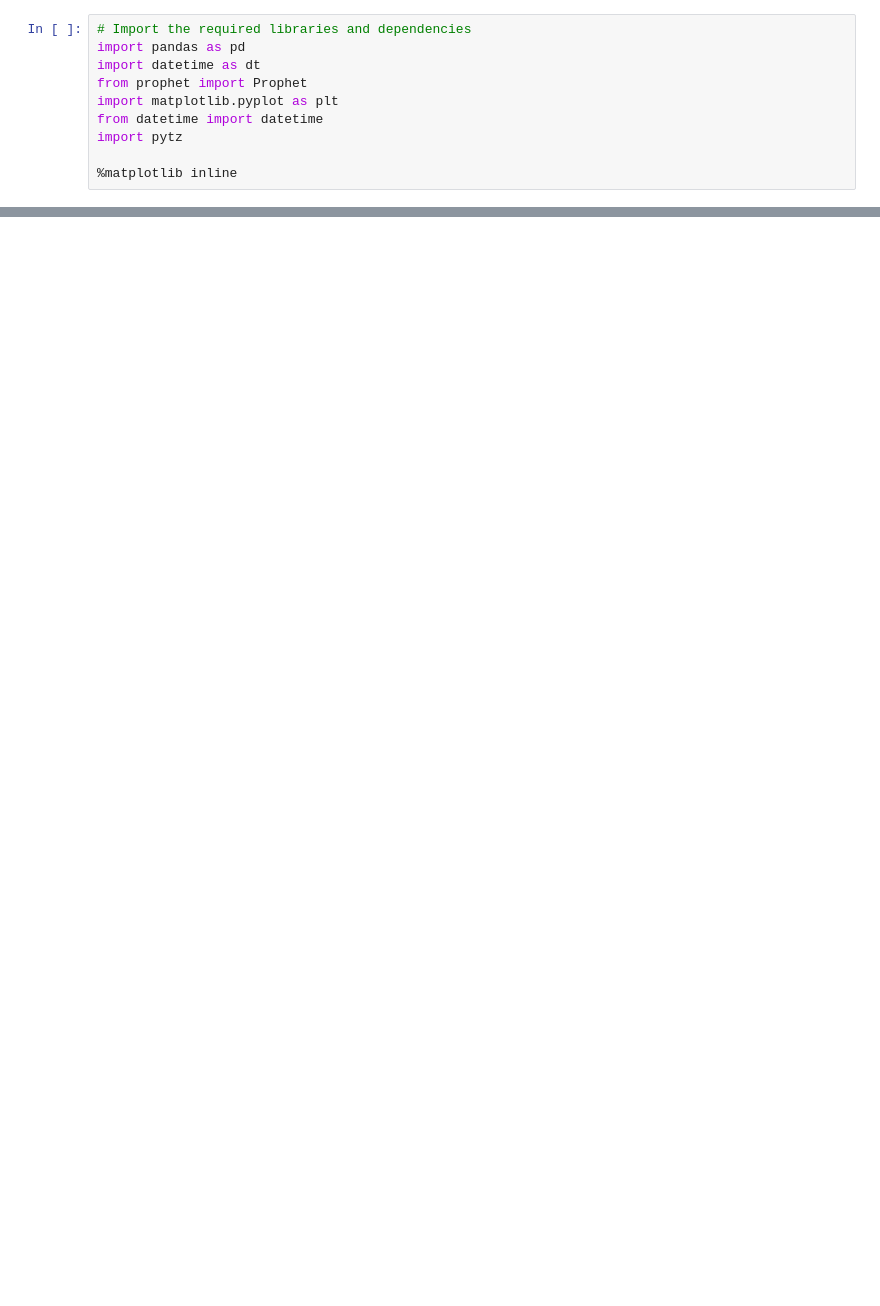
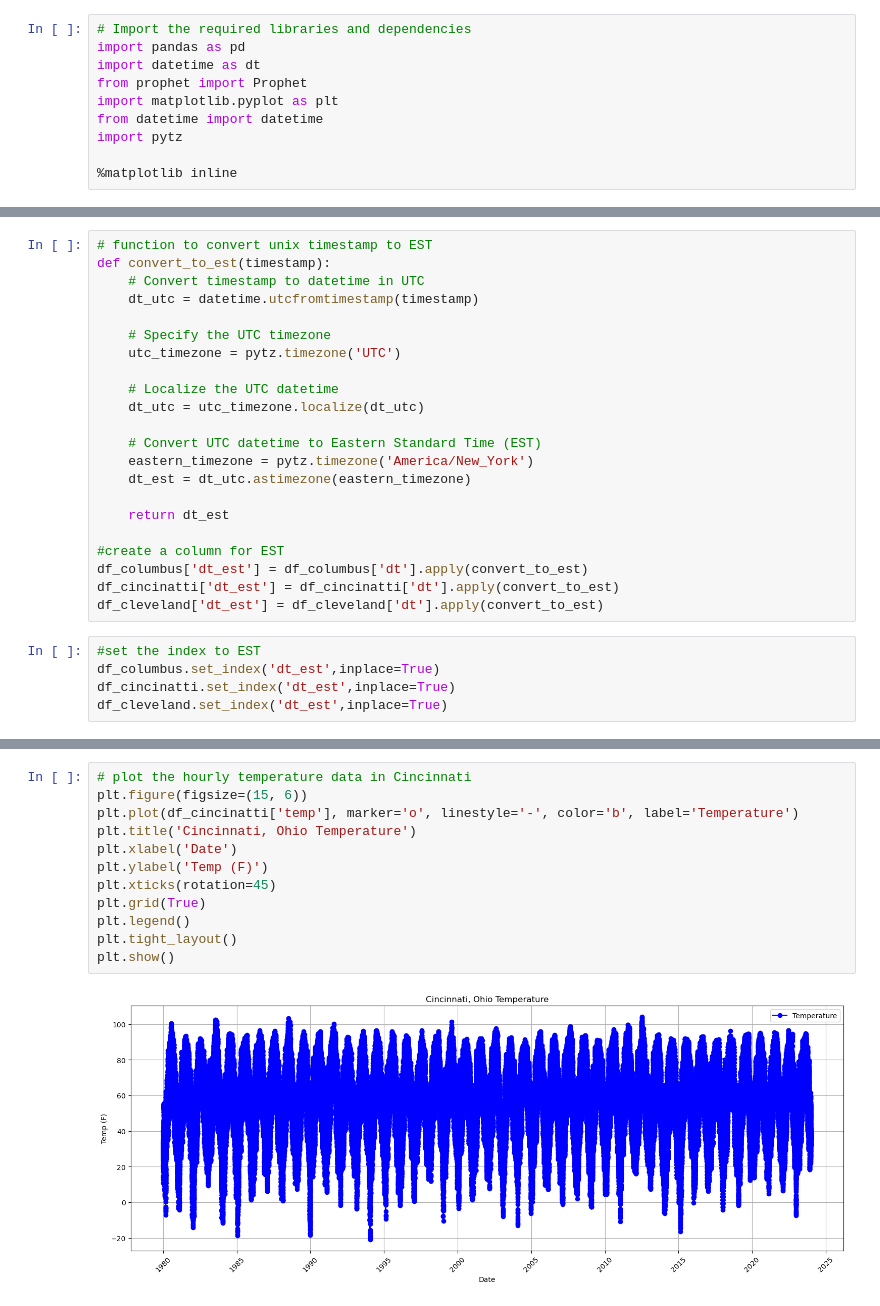
Before and after one commit to brian-campbell/ai-bootcamp-project-1, a Jupyter notebook: project-1-mike-2.ipynb, the cells around one changed output, grey strips where cells are left out. Drawn from its saved outputs; the diff is of its cells as text; blank space fills up the shorter version.

Commit message:
updated charts and analysis

```diff
--- a/project-1-mike-2.ipynb
+++ b/project-1-mike-2.ipynb
@@ -337,0 +26,27 @@ merged_df['Average Temp'].corr(merged_df['franklin_per_month'])
+# %%
+# function to convert unix timestamp to EST
+def convert_to_est(timestamp):
+    # Convert timestamp to datetime in UTC
+    dt_utc = datetime.utcfromtimestamp(timestamp)
+
+    # Specify the UTC timezone
+    utc_timezone = pytz.timezone('UTC')
+
+    # Localize the UTC datetime
+    dt_utc = utc_timezone.localize(dt_utc)
+
+    # Convert UTC datetime to Eastern Standard Time (EST)
+    eastern_timezone = pytz.timezone('America/New_York')
+    dt_est = dt_utc.astimezone(eastern_timezone)
+
+    return dt_est
+
+#create a column for EST
+df_columbus['dt_est'] = df_columbus['dt'].apply(convert_to_est)
+df_cincinatti['dt_est'] = df_cincinatti['dt'].apply(convert_to_est)
+df_cleveland['dt_est'] = df_cleveland['dt'].apply(convert_to_est)
+# %%
+#set the index to EST
+df_columbus.set_index('dt_est',inplace=True)
+df_cincinatti.set_index('dt_est',inplace=True)
+df_cleveland.set_index('dt_est',inplace=True)
@@ -337,0 +100,14 @@ merged_df['Average Temp'].corr(merged_df['franklin_per_month'])
+# %%
+# plot the hourly temperature data in Cincinnati
+plt.figure(figsize=(15, 6))
+plt.plot(df_cincinatti['temp'], marker='o', linestyle='-', color='b', label='Temperature')
+plt.title('Cincinnati, Ohio Temperature')
+plt.xlabel('Date')
+plt.ylabel('Temp (F)')
+plt.xticks(rotation=45)
+plt.grid(True)
+plt.legend()
+plt.tight_layout()
+plt.show()
+# %% [output]
+[figure, added]
```
Also changed, not shown: parts of 59 cells of this notebook.
